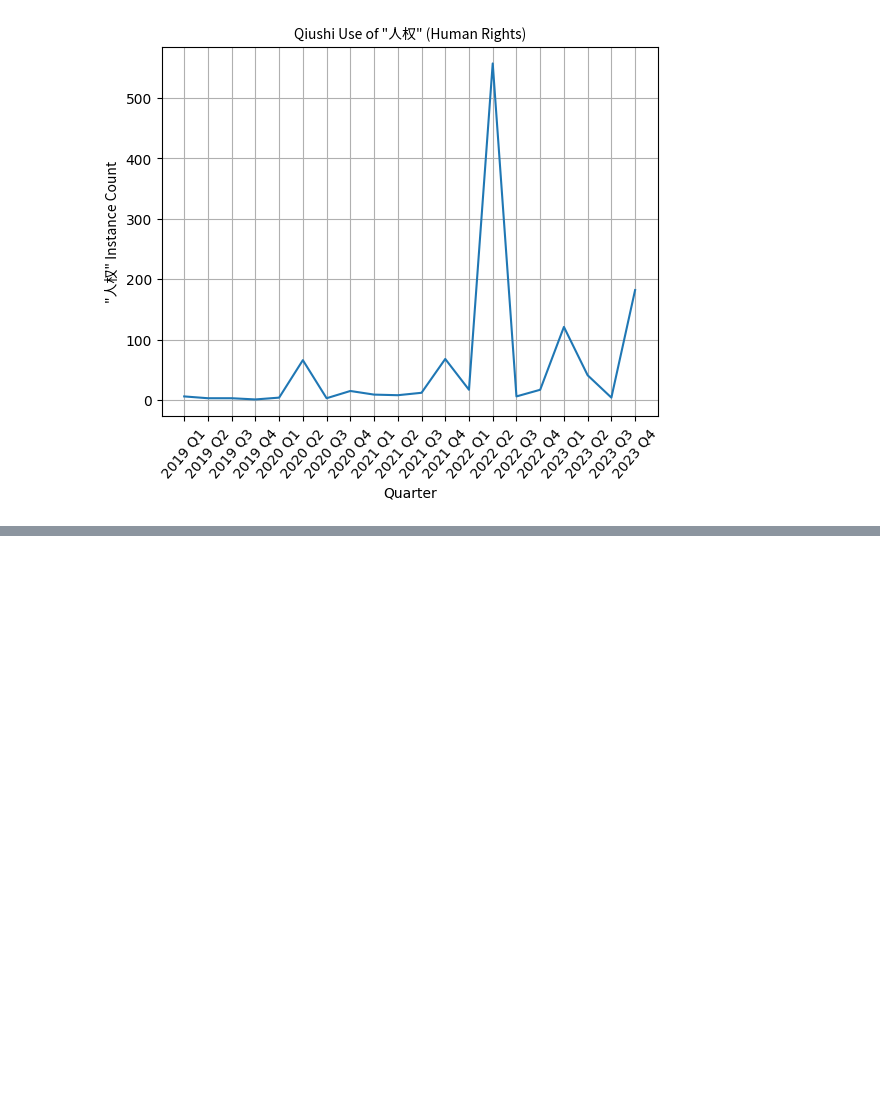
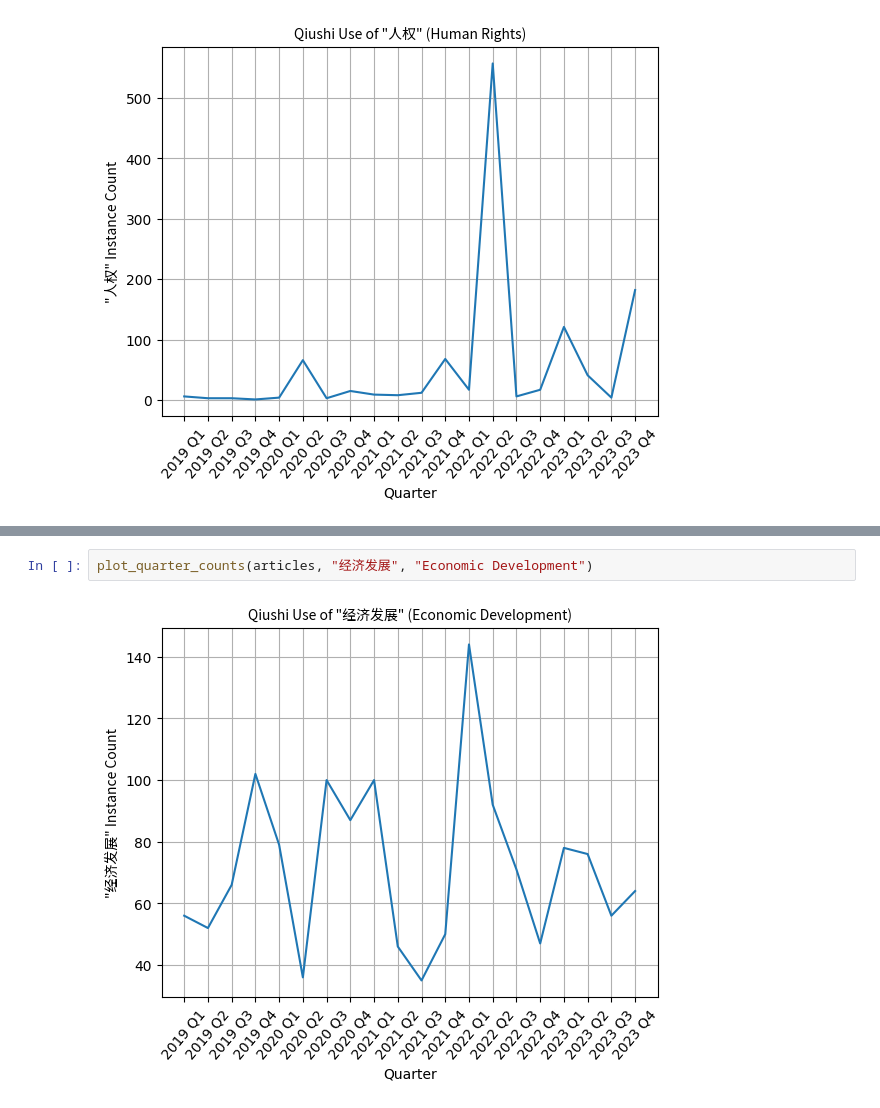
Before and after one commit to calebcsjm/China_Project, a Jupyter notebook: analyze_articles/frequency_analysis.ipynb, the cells around one changed output, grey strips where cells are left out. Drawn from its saved outputs; the diff is of its cells as text; blank space fills up the shorter version.

```diff
--- a/analyze_articles/frequency_analysis.ipynb
+++ b/analyze_articles/frequency_analysis.ipynb
@@ -201,0 +218,4 @@ plot_quarter_counts(articles, "人权", "Human Rights")
+# %%
+plot_quarter_counts(articles, "经济发展", "Economic Development")
+# %% [output]
+[figure, added]
```
Also changed, not shown: parts of 9 cells of this notebook.
